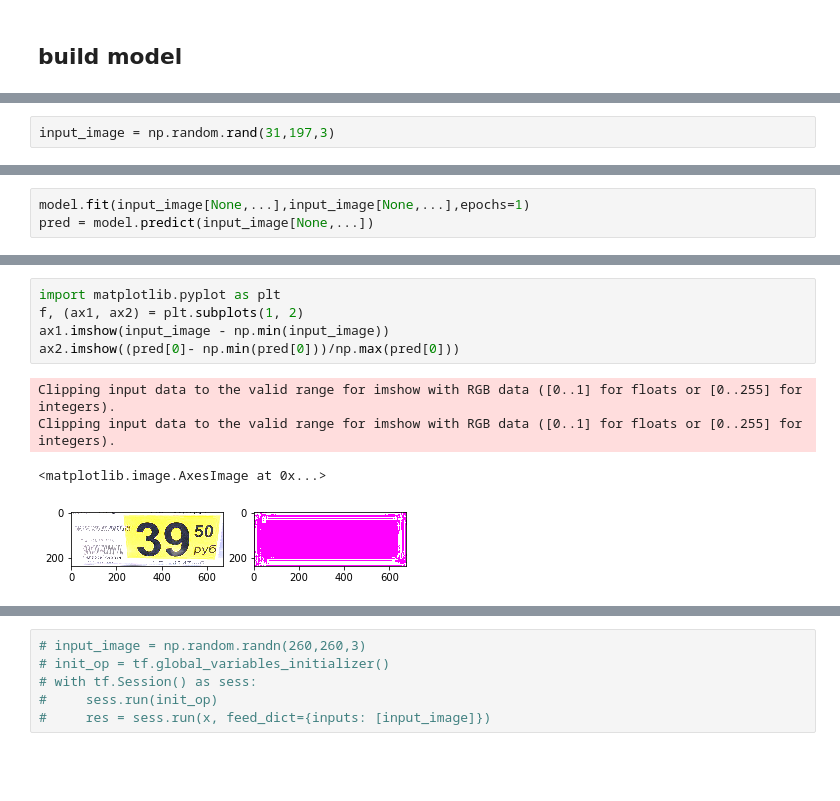
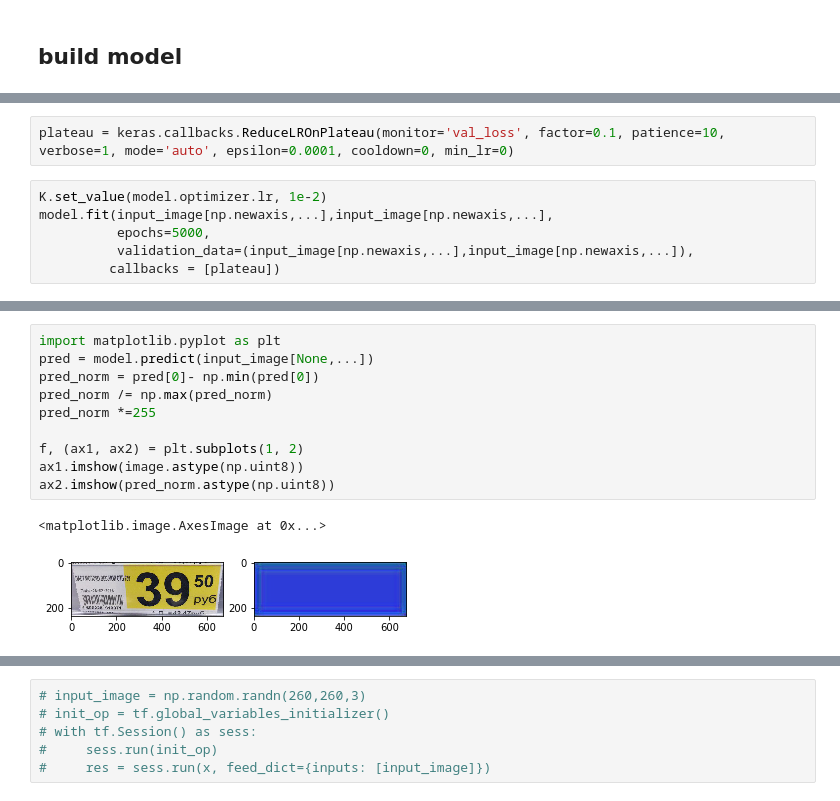
Before and after one commit to dmitrysarov/resnet50_autoencoder, a Jupyter notebook: make_autoencoder.ipynb, the cells around one changed output, grey strips where cells are left out. Drawn from its saved outputs; the diff is of its cells as text; blank space fills up the shorter version.

```diff
--- a/make_autoencoder.ipynb
+++ b/make_autoencoder.ipynb
@@ -252,2 +270,0 @@ small_image = transform.rescale(input_image, scale = 0.1, order = 3)
-# %%
-input_image = np.random.rand(31,197,3)
@@ -258,3 +270,0 @@ input_image.shape
-# %%
-model.fit(input_image[None,...],input_image[None,...],epochs=1)
-pred = model.predict(input_image[None,...])
@@ -267,0 +271,8 @@ pred.shape
+# %%
+plateau = keras.callbacks.ReduceLROnPlateau(monitor='val_loss', factor=0.1, patience=10, verbose=1, mode='auto', epsilon=0.0001, cooldown=0, min_lr=0)
+# %%
+K.set_value(model.optimizer.lr, 1e-2)
+model.fit(input_image[np.newaxis,...],input_image[np.newaxis,...],
+          epochs=5000,
+          validation_data=(input_image[np.newaxis,...],input_image[np.newaxis,...]),
+         callbacks = [plateau])
@@ -268,10 +303,13 @@ pred.shape
 # %%
 import matplotlib.pyplot as plt
+pred = model.predict(input_image[None,...])
+pred_norm = pred[0]- np.min(pred[0])
+pred_norm /= np.max(pred_norm)
+pred_norm *=255
+
 f, (ax1, ax2) = plt.subplots(1, 2)
-ax1.imshow(input_image - np.min(input_image))
-ax2.imshow((pred[0]- np.min(pred[0]))/np.max(pred[0]))
+ax1.imshow(image.astype(np.uint8))
+ax2.imshow(pred_norm.astype(np.uint8))
 # %% [output]
-Clipping input data to the valid range for imshow with RGB data ([0..1] for floats or [0..255] for integers).
-Clipping input data to the valid range for imshow with RGB data ([0..1] for floats or [0..255] for integers).
+<matplotlib.image.AxesImage at 0x...>
-<matplotlib.image.AxesImage at 0x...>
-[figure, old version]
+[figure, new version]
```
Also changed, not shown: parts of 27 cells of this notebook, 4 other files.
